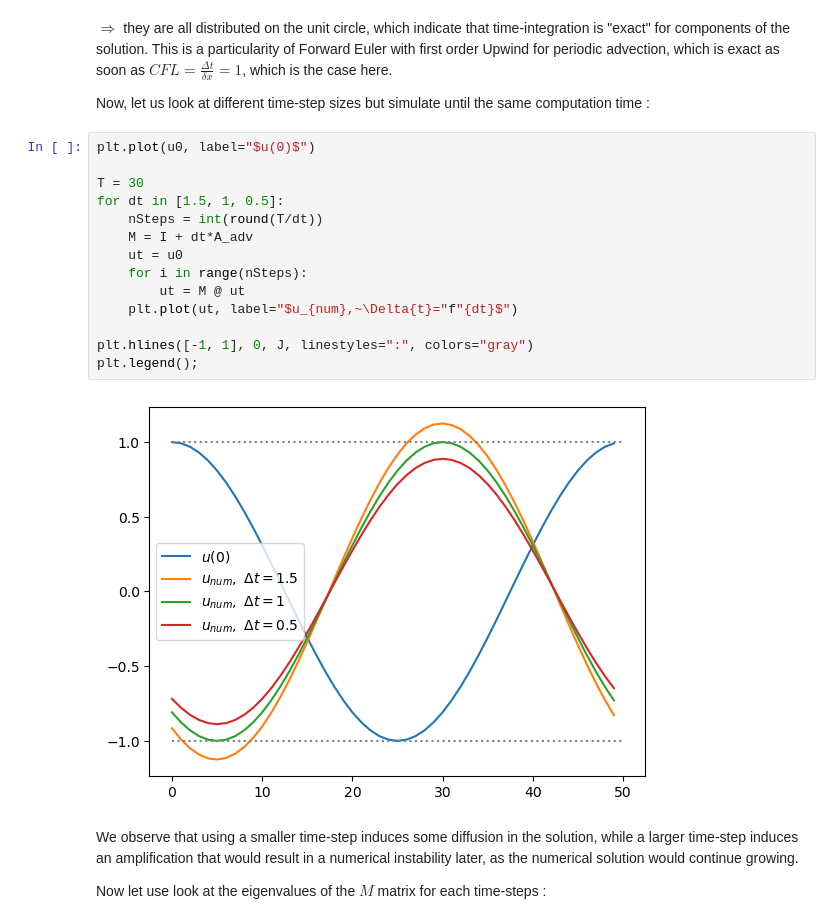
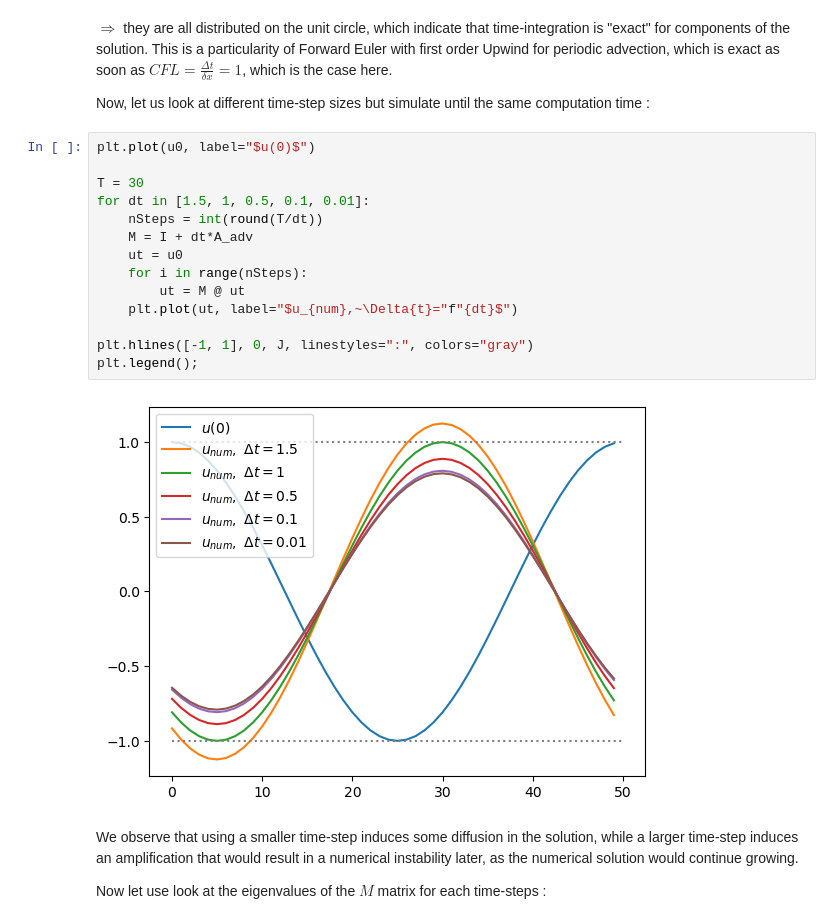
Before and after one commit to tlunet/pint-workshops, a Jupyter notebook: 2023-06_IPH-Workshop/s2/notebook.ipynb, the cells around one changed output. Cells and saved outputs as stored; diff of their text form.

```diff
--- a/2023-06_IPH-Workshop/s2/notebook.ipynb
+++ b/2023-06_IPH-Workshop/s2/notebook.ipynb
@@ -194,19 +194,19 @@ Now, let us look at different time-step sizes but simulate until the same comput
 # %%
 plt.plot(u0, label="$u(0)$")
 
 T = 30
-for dt in [1.5, 1, 0.5]:
+for dt in [1.5, 1, 0.5, 0.1, 0.01]:
     nSteps = int(round(T/dt))
     M = I + dt*A_adv
     ut = u0
     for i in range(nSteps):
         ut = M @ ut
     plt.plot(ut, label="$u_{num},~\Delta{t}="f"{dt}$")
 
 plt.hlines([-1, 1], 0, J, linestyles=":", colors="gray")
 plt.legend();
 # %% [output]
-[figure, old version]
+[figure, new version]
 # %% [markdown]
 We observe that using a smaller time-step induces some diffusion in the solution, while a larger time-step induces an amplification that would result in a numerical instability later, as the numerical solution would continue growing.
 
```
Also changed, not shown: parts of 1 cell of this notebook, 1 other file.
